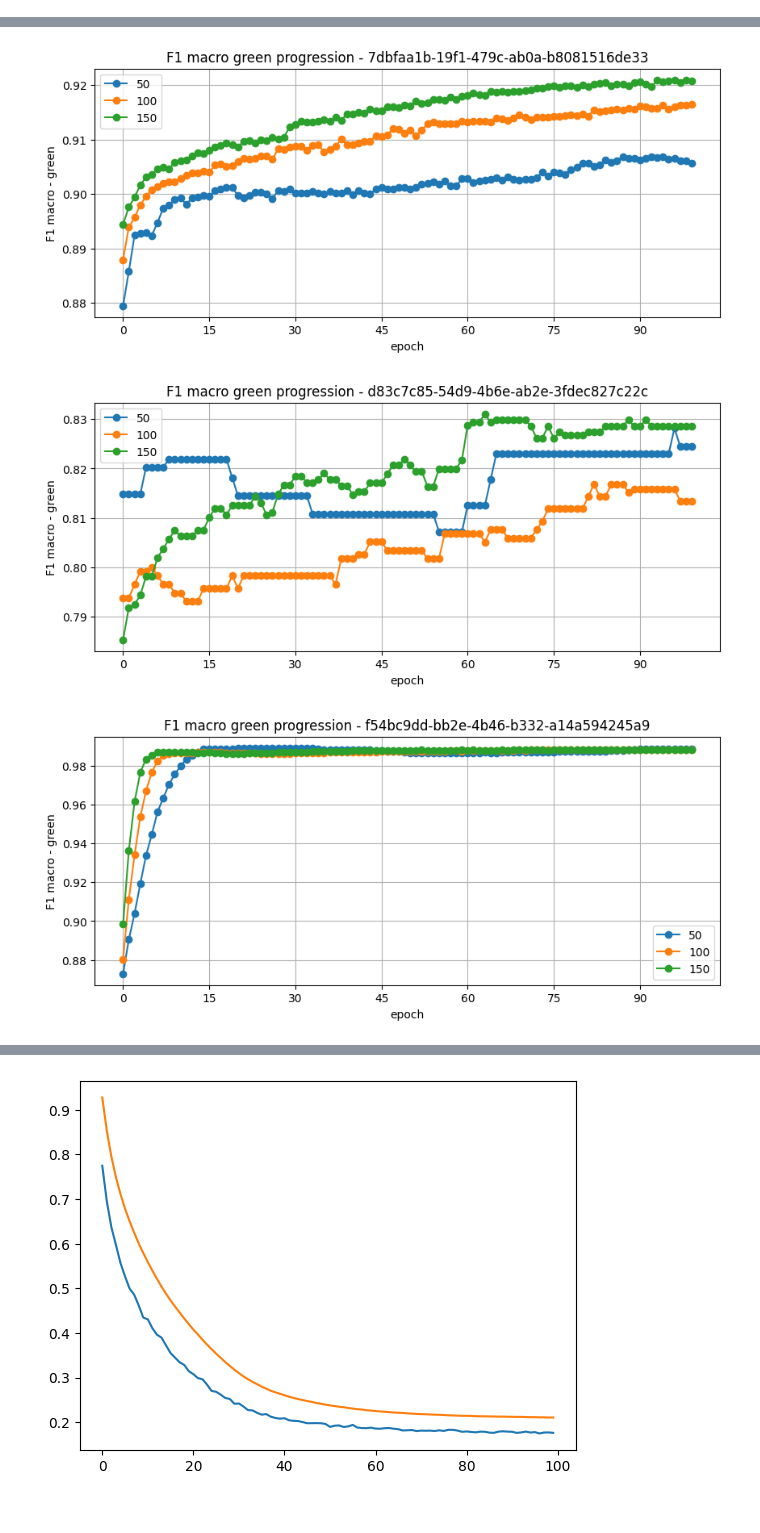
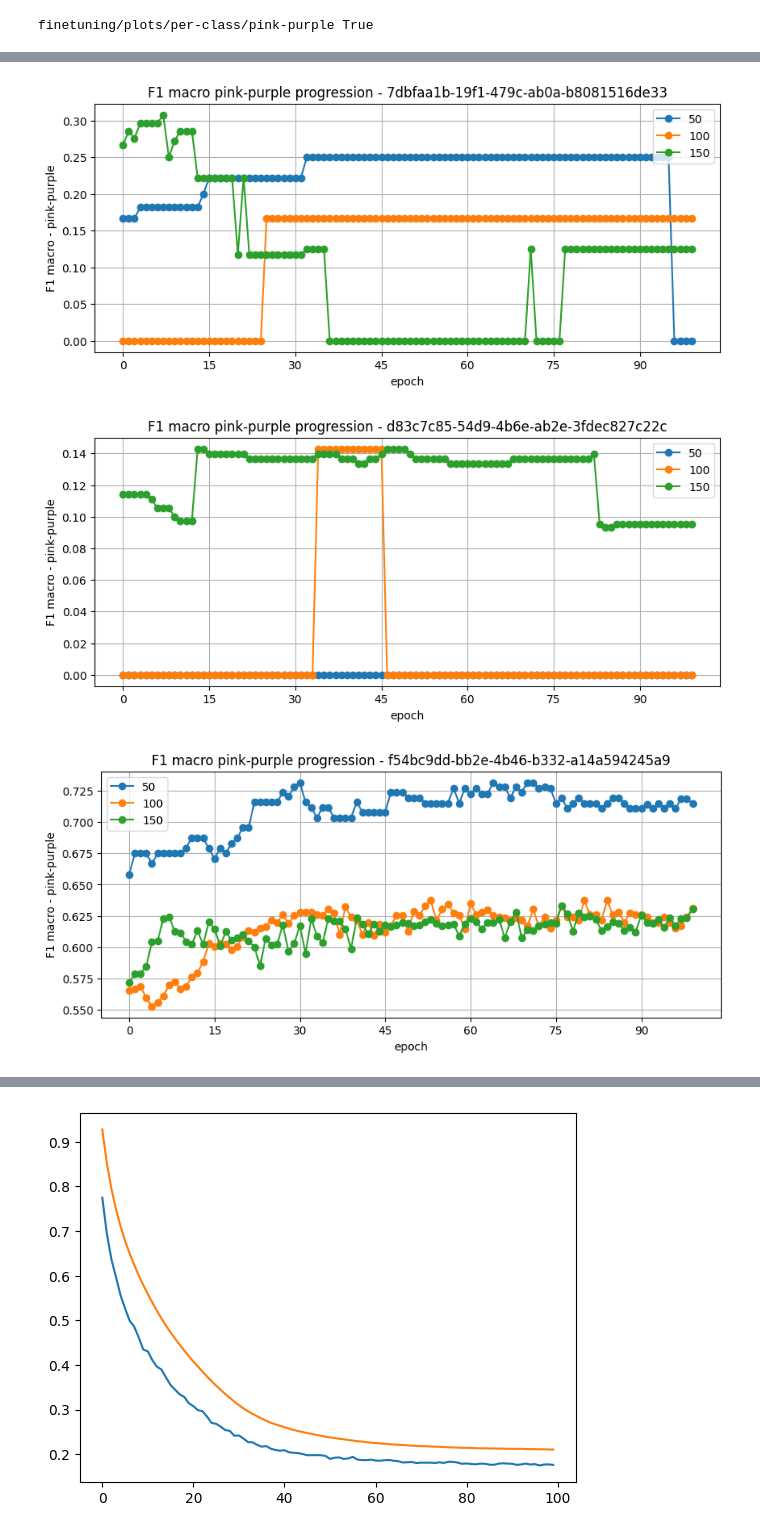
Before and after one commit to kpetrakis-eden/ml-sandbox, a Jupyter notebook: notebooks/finetuning.ipynb, the cells around one changed output, grey strips where cells are left out. Drawn from its saved outputs; the diff is of its cells as text; code cells hidden in the pictures.

Commit message:
classifier finetuning notebook

```diff
--- a/notebooks/finetuning.ipynb
+++ b/notebooks/finetuning.ipynb
@@ -391,16 +444,17 @@ CLASS_MAPPING = {str(id):CLASS_NAMES[id] for id in LABEL_IDS}
 
 seed_everything(123456789)
 g = torch.Generator().manual_seed(123456789)
-device = torch.device("cuda:0")
+device = torch.device("cuda:1")
 EPOCHS = 100
 BATCH_SIZE = 128
 # ============================================================
-run_id = "7f572b99e4224dbe98221ffff3557390" # swinv2tiny
-# run_id = "7626a94ac30f40bb8b88d3c7e69b9eae" # hpo.convnexttiny.weighted.aug.correct-trial-16 in merged-pinkblue runs
+# run_id = "7f572b99e4224dbe98221ffff3557390" # swinv2tiny
+run_id = "7626a94ac30f40bb8b88d3c7e69b9eae" # hpo.convnexttiny.weighted.aug.correct-trial-16 in merged-pinkblue runs
 client = mlflow.tracking.MlflowClient()
 run = client.get_run(run_id)
 # ============================================================
 
+LR = 1e-4
 loss_fn = nn.CrossEntropyLoss()
 
 mean = [0.4291, 0.5388, 0.3654]
@@ -409,6 +463,10 @@ train_transforms = v2.Compose([
   v2.ToImage(),
   v2.Resize((64,64), interpolation=v2.InterpolationMode.BICUBIC),
   v2.ToDtype(torch.float32, scale=True),
+  # v2.RandomHorizontalFlip(p=0.5),
+  # v2.RandomVerticalFlip(p=0.5),
+  # v2.RandomRotation(degrees=10),
+  # v2.ColorJitter(brightness=0.1),
   v2.Normalize(mean=mean, std=std)
 ])
 
@@ -422,8 +480,8 @@ dev_transforms = v2.Compose([
 def get_loaders(uuid_path: Path):
   train_ds = ImageFolder(uuid_path / "train", transform=train_transforms, allow_empty=True)
   dev_ds   = ImageFolder(uuid_path / "dev", transform=dev_transforms, allow_empty=True)
-  train_loader = DataLoader(train_ds, batch_size=BATCH_SIZE, shuffle=True, num_workers=12, generator=g)
-  dev_loader   = DataLoader(dev_ds, batch_size=BATCH_SIZE, shuffle=False, num_workers=12, generator=g)
+  train_loader = DataLoader(train_ds, batch_size=BATCH_SIZE, shuffle=True, num_workers=6, generator=g, pin_memory=True, persistent_workers=True, prefetch_factor=4)
+  dev_loader   = DataLoader(dev_ds, batch_size=BATCH_SIZE, shuffle=False, num_workers=6, generator=g, pin_memory=True, persistent_workers=True, prefetch_factor=4)
 
   return train_loader, dev_loader
 
@@ -433,6 +491,9 @@ METRICS_DICT = defaultdict(
     lambda: defaultdict(list)
   )
 )
+
+f1_per_class_d = defaultdict(list)
+
 N_IMAGES_TO_USE_IN_FINETUNE = [50, 100, 150]
 # n_images = N_IMAGES_TO_USE_IN_FINETUNE[0]
 for n_images in N_IMAGES_TO_USE_IN_FINETUNE:
@@ -457,7 +518,7 @@ for n_images in N_IMAGES_TO_USE_IN_FINETUNE:
     # ================================================================
     # print(f"Ensure reproducibility: {model.head.fc.weight.data[:1, :2]}")
     # print(f"Ensure reproducibility: {model.classifier[2].weight.data[:1, :2]}")
-    optimizer = AdamW(filter(lambda p: p.requires_grad, model.parameters()), lr=1e-4)
+    optimizer = AdamW(filter(lambda p: p.requires_grad, model.parameters()), lr=LR)
     trainer = Trainer(model, train_loader, dev_loader, None, loss_fn, optimizer, None, device)
 
     lossi = []
@@ -473,11 +534,16 @@ for n_images in N_IMAGES_TO_USE_IN_FINETUNE:
       # dev_lossi.append(dev_loss)
       # dev_f1_macro.append(dev_metrics['f1_macro'])
       METRICS_DICT[uuid_dir.name][str(n_images)]['f1_macro'].append(dev_metrics['f1_macro'])
+      METRICS_DICT[uuid_dir.name][str(n_images)]['f1_macro_present'].append(dev_metrics['f1_macro_present'])
+      METRICS_DICT[uuid_dir.name][str(n_images)]['coverage'].append(dev_metrics['coverage'])
+      # print(dev_metrics['f1_macro_per_class'])
+      # print(dev_metrics['classification_report'])
       for k, v in (report:=dev_metrics['classification_report']).items():
         # print(k, v)
         # keep metrics from classification report only per classs
         if k in [str(l) for l in LABEL_IDS]:
           METRICS_DICT[uuid_dir.name][str(n_images)][CLASS_MAPPING[k]].append(v['f1-score'])
+          # print(f" {k} : {v['f1-score']}")
 
       # print(dev_metrics['classification_report'])
 # %% [output]
@@ -601,8 +770,18 @@ for uuid, splits in METRICS_DICT.items():
 # %%
 # METRICS_DICT['33424749-501c-425e-bea5-3c74fb8539b4']['50']['green']
 # %%
-class_to_plot = 'green'
+# PLOT finetune results for each class seperately
+SAVE_FIG = True
+# run_name = "swinv2tiny8020"
+run_name = "convnexttiny8020-fixedmetrics"
+output_dir = Path("finetuning/plots/per-class")
+output_dir.mkdir(exist_ok=True)
+class_to_plot = 'pink-purple'
+class_dir = output_dir / class_to_plot
+class_dir.mkdir(exist_ok=True)
+print(class_dir, class_dir.exists())
 for uuid, splits in METRICS_DICT.items():
+# for uuid, splits in METRICS_D.items():
   # print(splits)
   plt.figure(figsize=(10, 4))
   for split in ["50", "100", "150"]:
@@ -618,6 +797,12 @@ for uuid, splits in METRICS_DICT.items():
   plt.legend()
   plt.grid(True)
 
+  # save figure
+  if SAVE_FIG:
+    filename = class_dir / f"{run_name}-{uuid}.png"
+    plt.savefig(filename, dpi=300, bbox_inches="tight")
+
   plt.show()
   plt.close()
 # %% [output]
+finetuning/plots/per-class/pink-purple True
@@ -625,3 +810,3 @@ for uuid, splits in METRICS_DICT.items():
-[figure, old version]
+[figure, new version]
-[figure, old version]
+[figure, new version]
-[figure, old version]
+[figure, new version]
```
Also changed, not shown: parts of 13 cells of this notebook.
